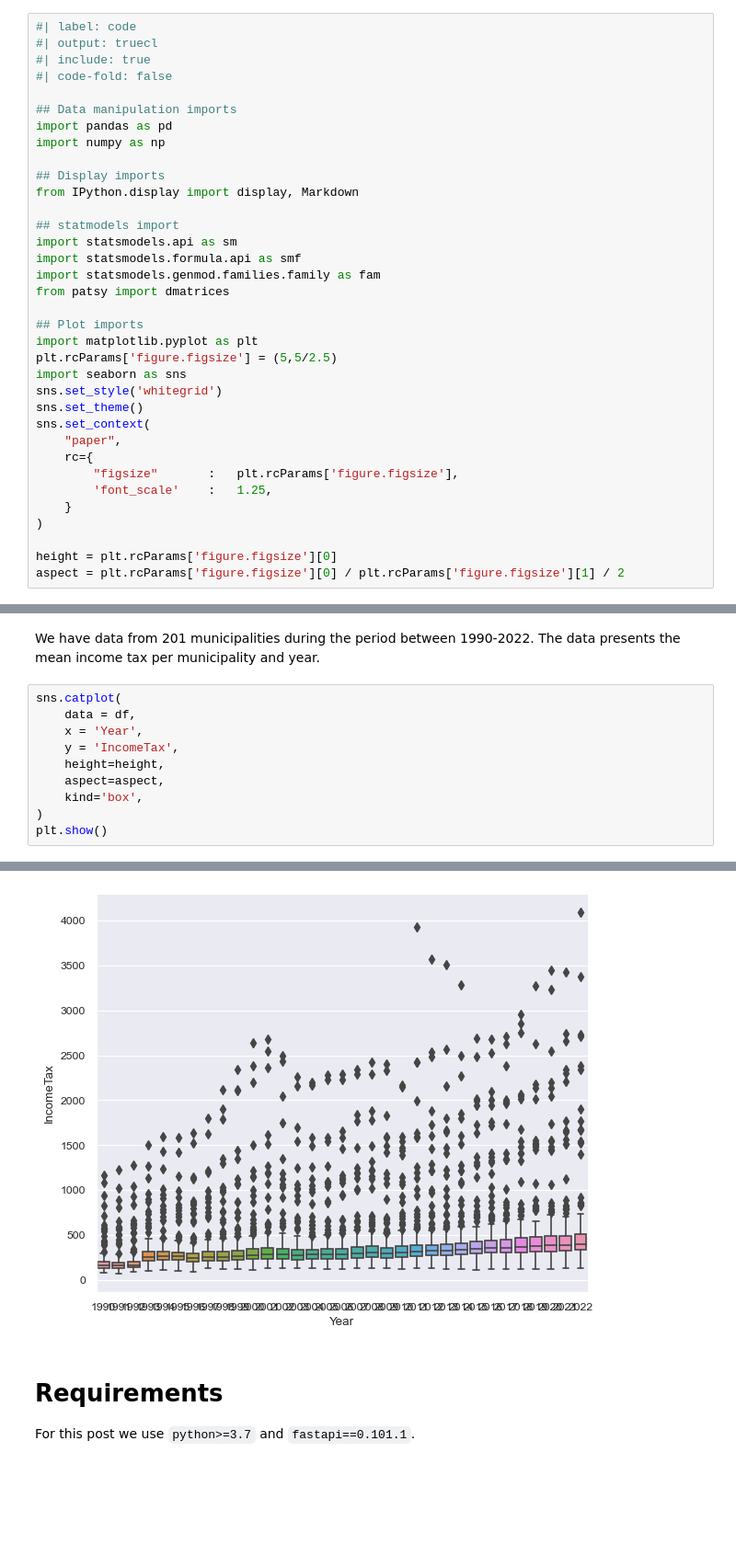
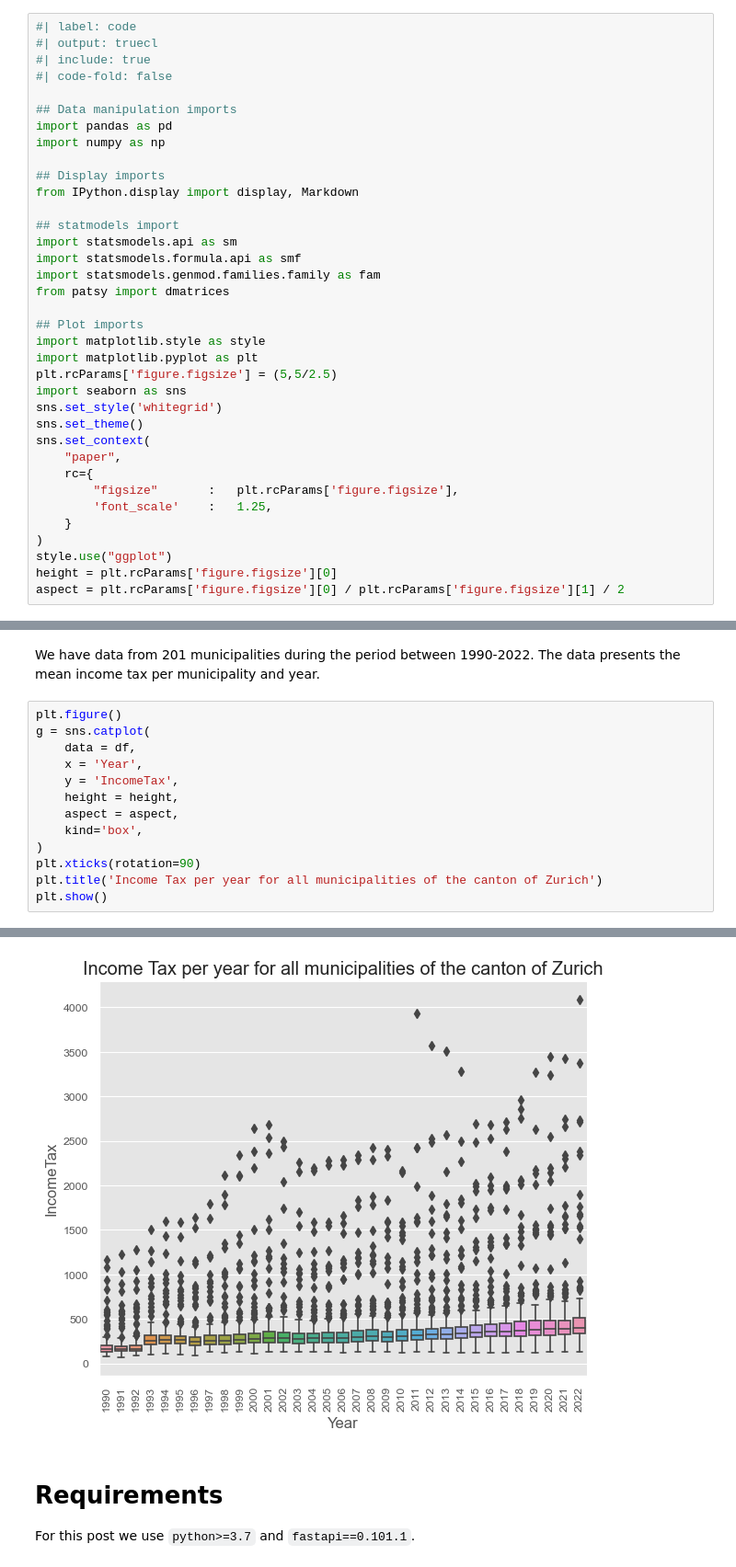
Before and after one commit to bernardo-cruz/blog, a Jupyter notebook: quarto_builder/WorkInProgress/api.ipynb, the cells around one changed output, grey strips where cells are left out. Shown at 92% size. Cells and saved outputs as stored; diff of their text form; blank space fills up the shorter version.

```diff
--- a/quarto_builder/WorkInProgress/api.ipynb
+++ b/quarto_builder/WorkInProgress/api.ipynb
@@ -41,6 +41,7 @@ import statsmodels.genmod.families.family as fam
 from patsy import dmatrices
 
 ## Plot imports
+import matplotlib.style as style
 import matplotlib.pyplot as plt
 plt.rcParams['figure.figsize'] = (5,5/2.5)
 import seaborn as sns
@@ -53,7 +54,7 @@ sns.set_context(
         'font_scale'    :   1.25,
     }
 )
-
+style.use("ggplot")
 height = plt.rcParams['figure.figsize'][0]
 aspect = plt.rcParams['figure.figsize'][0] / plt.rcParams['figure.figsize'][1] / 2
 # %% [markdown]
@@ -127,13 +133,16 @@ display(
 # %% [output]
 We have data from 201 municipalities during the period between 1990-2022.  The data presents the mean income tax per municipality and year.
 # %%
-sns.catplot(
+plt.figure()
+g = sns.catplot(
     data = df,
     x = 'Year',
     y = 'IncomeTax',
-    height=height,
-    aspect=aspect,
+    height = height,
+    aspect = aspect,
     kind='box',
 )
+plt.xticks(rotation=90)
+plt.title('Income Tax per year for all municipalities of the canton of Zurich')
 plt.show()
 # %% [output]
@@ -140,4 +150,4 @@ plt.show()
-[figure, old version]
+[figure, new version]
 # %% [markdown]
 # Requirements
 For this post we use `python>=3.7` and `fastapi==0.101.1`.
```
Also changed, not shown: parts of 2 cells of this notebook.
